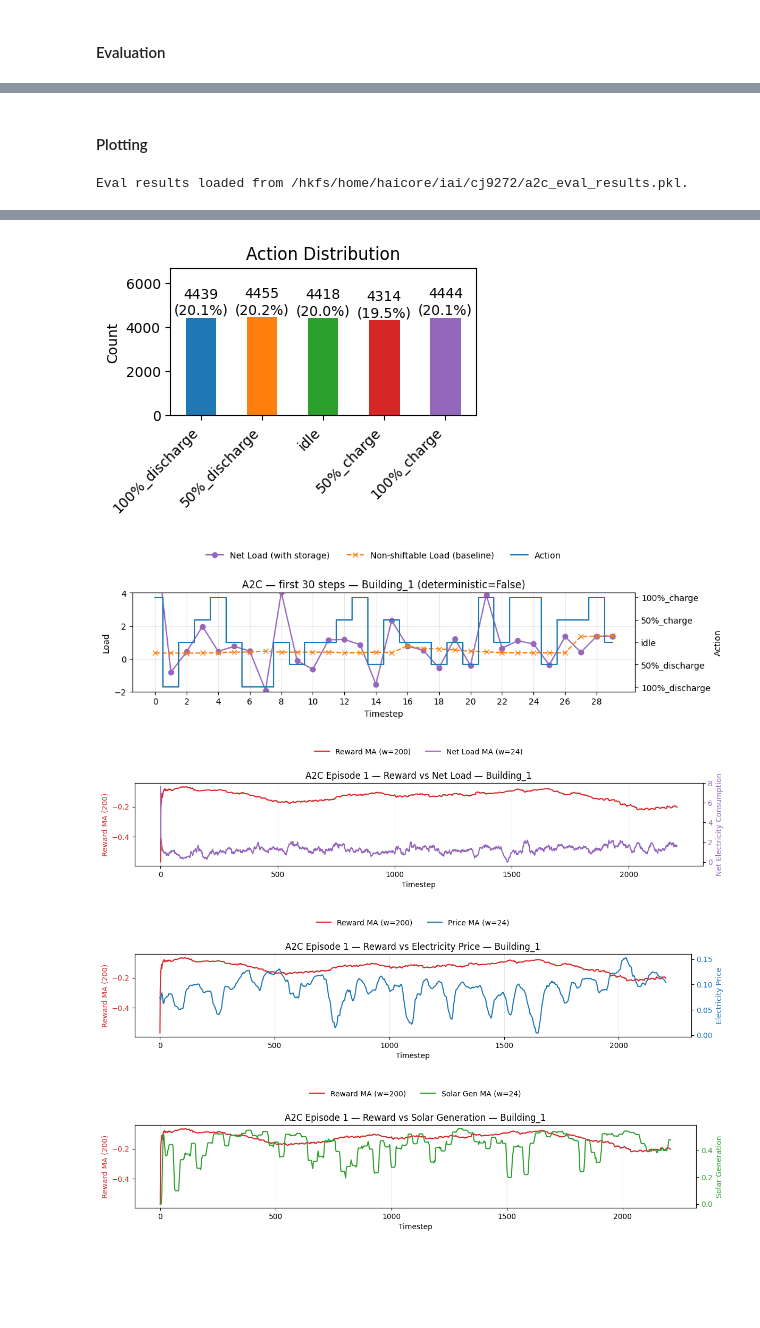
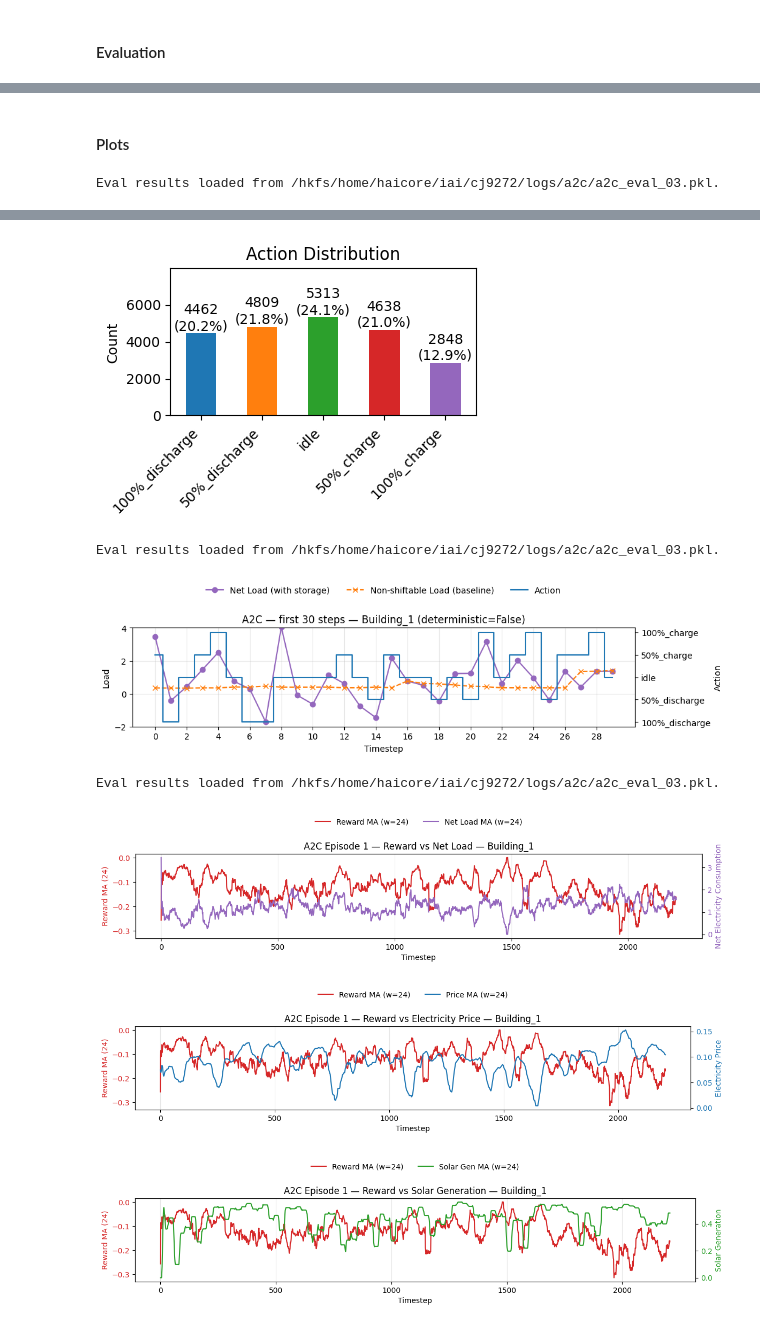
Before and after one commit to EacyCoding/ExplainableRLBatteryControl, a Jupyter notebook: examples/A2C_tuned.ipynb, the cells around one changed output, grey strips where cells are left out. Saved outputs shown, nothing was run; the diff lists cells and outputs as text; code cells hidden in the pictures; blank space fills up the shorter version.

```diff
--- a/examples/A2C_tuned.ipynb
+++ b/examples/A2C_tuned.ipynb
@@ -166,12 +393,15 @@ No episode returns in logger.ep_df
 # %%
 schema_eval = copy.deepcopy(schema_1b)
 eval_env = CityLearnEnv(schema_eval, central_agent=True)
+eval_scales = compute_action_scales(eval_env)
+
 eval_env = NormalizedObservationWrapper(eval_env)
 eval_env = StableBaselines3Wrapper(eval_env)
-eval_env = DiscretizeActionWrapper(eval_env, n_bins=5)
+eval_env = PowerScaledDiscreteActions(eval_env, scales=eval_scales)
 
-model = A2C.load("a2c_01")
-print(f"A2C model loaded from {os.path.abspath('a2c_01')}")
+model = A2C.load(TRAINING_FILE)
+print(f"A2C model loaded from {os.path.abspath(TRAINING_FILE)}")
+EVAL_FILE = os.path.join(LOG_DIR, "a2c_eval_03.pkl")
 # %% [output]
 /hkfs/home/haicore/iai/cj9272/Bachelorthesis_DQN_Agent/data/datasets/citylearn_challenge_2023_phase_3_1
 Dataset '/hkfs/home/haicore/iai/cj9272/Bachelorthesis_DQN_Agent/data/datasets/citylearn_challenge_2023_phase_3_1' copied to '/hkfs/home/haicore/iai/cj9272/Bachelorthesis_DQN_Agent/data/datasets/cityle ...
@@ -182,8 +412,6 @@ from citylearn.citylearn import CityLearnEnv
 
 # Enhanced eval: collect actions/rewards and per-step obs series, optionally save to .pkl
 def evaluate_with_metrics(model, env, episodes=5, deterministic=True, render=False, save_path=None):
-    import pickle
-    from citylearn.citylearn import CityLearnEnv
 
     def action_to_frac(env, action):
         if isinstance(env.action_space, gym.spaces.Discrete):
@@ -283,7 +511,7 @@ def evaluate_with_metrics(model, env, episodes=5, deterministic=True, render=Fal
             'min_step_reward': float(np.min(step_rewards)),
             'max_step_reward': float(np.max(step_rewards)),
             'std_step_reward': float(np.std(step_rewards)),
-            'steps_per_sec': steps_per_sec, 'wall_time_s': t_ep
+            'steps_per_sec': steps_per_sec, 'time_sec': t_ep
         })
         all_step_rewards.extend(step_rewards)
 
@@ -332,8 +560,10 @@ def evaluate_with_metrics(model, env, episodes=5, deterministic=True, render=Fal
     }
 
     if save_path is not None:
-        with open(save_path, "wb") as f:
+        tmp = save_path + ".tmp"
+        with open(tmp, "wb") as f:
             pickle.dump(results, f)
+        os.replace(tmp, save_path)  # atomic replace
         print(f"A2C eval results saved to {os.path.abspath(save_path)}")
 
     return metrics_df, np.array(all_step_rewards), all_kpis, all_actions
@@ -608,7 +864,7 @@ Top 8 trials (number, value):
 
 Saved best params to: /hkfs/home/haicore/iai/cj9272/artifacts/best_params_a2c_citylearn.json
 # %% [markdown]
-#### Plotting
+#### Plots
 # %%
 # ...existing code...
 import os, pickle
@@ -619,27 +875,24 @@ import gymnasium as gym
 from citylearn.citylearn import CityLearnEnv
 from matplotlib.ticker import MultipleLocator
 
-def _ensure_a2c_eval_results(path=EVAL_FILE):
-    """Return cached A2C eval results if present; else load from file."""
-    global er
-    if 'er' in globals() and isinstance(er, dict):
-        return er
-    if os.path.exists(path):
-        with open(path, "rb") as f:
-            er = pickle.load(f)
-        print(f"Eval results loaded from {os.path.abspath(path)}.")
-        return er
-    raise FileNotFoundError(f"{path} not found. Run evaluate_with_metrics(..., save_path=EVAL_FILE) first.")
+def load_a2c_eval_results(path=EVAL_FILE):
+    """Load eval results from disk (no in-memory cache)."""
+    if not os.path.exists(path):
+        raise FileNotFoundError(f"{path} not found. Run evaluate_with_metrics(..., save_path=EVAL_FILE) first.")
+    with open(path, "rb") as f:
+        data = pickle.load(f)
+    print(f"Eval results loaded from {os.path.abspath(path)}.")
+    return data
 
 # Load saved A2C eval to plot without re-evaluating
-er = _ensure_a2c_eval_results()
+er = load_a2c_eval_results()
 
 # Rebuild vars expected by plots
 # actions_stoch: list[(ep_len, n_actions)] -> here n_actions=1 (single building)
-if 'ep_action_fracs' in er:
+if 'actions_disc_list' in er and er['actions_disc_list']:
+    actions_stoch = [INT_TO_FRAC[np.asarray(ep, dtype=int)][:, None] for ep in er['actions_disc_list']]
+elif 'ep_action_fracs' in er:
     actions_stoch = [np.asarray(ep, dtype=float)[:, None] for ep in er['ep_action_fracs']]
-elif 'actions_disc_list' in er:
-    actions_stoch = [INT_TO_FRAC[np.asarray(ep, dtype=int)][:, None] for ep in er['actions_disc_list']]
 else:
     raise KeyError("No action sequences found in eval results.")
 
@@ -661,12 +914,10 @@ def unwrap_to_citylearn(env):
         cur = getattr(cur, "env", getattr(cur, "unwrapped", None))
     raise RuntimeError("CityLearnEnv not found inside wrappers.")
 
-# (removed duplicate _ensure_a2c_eval_results definition below)
-# ...existing code...
 
-def capture_ep_series_a2c(building_name="Building_1", deterministic=True, max_steps=None, episode_idx=0):
+def capture_ep_series_a2c(building_name="Building_1", deterministic=True, max_steps=None, episode_idx=0, results_path=EVAL_FILE):
     """Build per-step DataFrame from saved eval_results; no env stepping or model usage."""
-    er = _ensure_a2c_eval_results()
+    er = load_a2c_eval_results(results_path)
     needed = [
         'ep_action_fracs', 'ep_rewards_list', 'ep_net_load',
         'ep_non_shiftable_load', 'ep_price', 'ep_solar_generation'
@@ -705,7 +956,6 @@ def capture_ep_series_a2c(building_name="Building_1", deterministic=True, max_st
         'solar_generation': solar,
     })
     return df, er.get('building_name', building_name)
-# ...existing code...
 
 def add_top_legend(ax_left, ax_right=None, ncol=3, y=1.50, top=0.84, loc='upper center', frameon=False):
     """Place a combined legend above the plot using lines from one or two axes."""
@@ -812,7 +1062,7 @@ def plot_ep1_reward_vs_obs_a2c(building_name="Building_1", deterministic=True):
     """Three plots: Reward vs Price, Solar, Net for episode 1."""
     df, bname = capture_ep_series_a2c(building_name, deterministic=deterministic, max_steps=None)
 
-    window_reward = 200
+    window_reward = 24
     window_x = 24
     t = df['t'].to_numpy()
     reward_ma = pd.Series(df['reward']).rolling(window_reward, min_periods=1).mean().to_numpy()
@@ -864,4 +1114,4 @@ plot_first_30_steps_actions_vs_loads_a2c(building_name="Building_1", determinist
 # ----- Plot 4,5,6: Actions vs Observations(Net Load, Price, Solar Generation) - first episode -----
 plot_ep1_reward_vs_obs_a2c(building_name="Building_1", deterministic=False)
 # %% [output]
-Eval results loaded from /hkfs/home/haicore/iai/cj9272/a2c_eval_results.pkl.
+Eval results loaded from /hkfs/home/haicore/iai/cj9272/logs/a2c/a2c_eval_03.pkl.
@@ -869,5 +1119,7 @@ Eval results loaded from /hkfs/home/haicore/iai/cj9272/a2c_eval_results.pkl.
-[figure, old version]
+[figure, new version]
+Eval results loaded from /hkfs/home/haicore/iai/cj9272/logs/a2c/a2c_eval_03.pkl.
-[figure, old version]
+[figure, new version]
+Eval results loaded from /hkfs/home/haicore/iai/cj9272/logs/a2c/a2c_eval_03.pkl.
-[figure, old version]
+[figure, new version]
-[figure, old version]
+[figure, new version]
-[figure, old version]
+[figure, new version]
```
Also changed, not shown: parts of 15 cells of this notebook, 12 other files.
